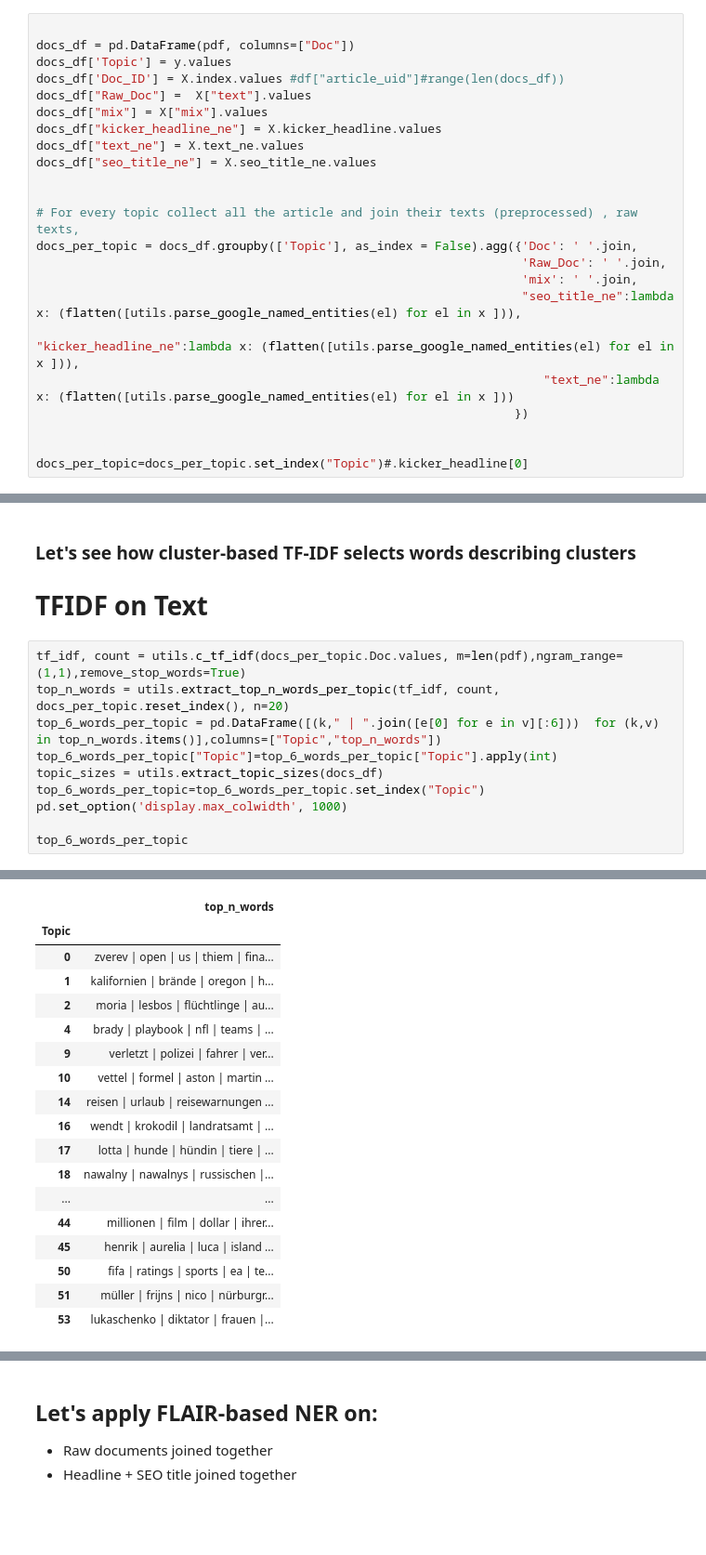
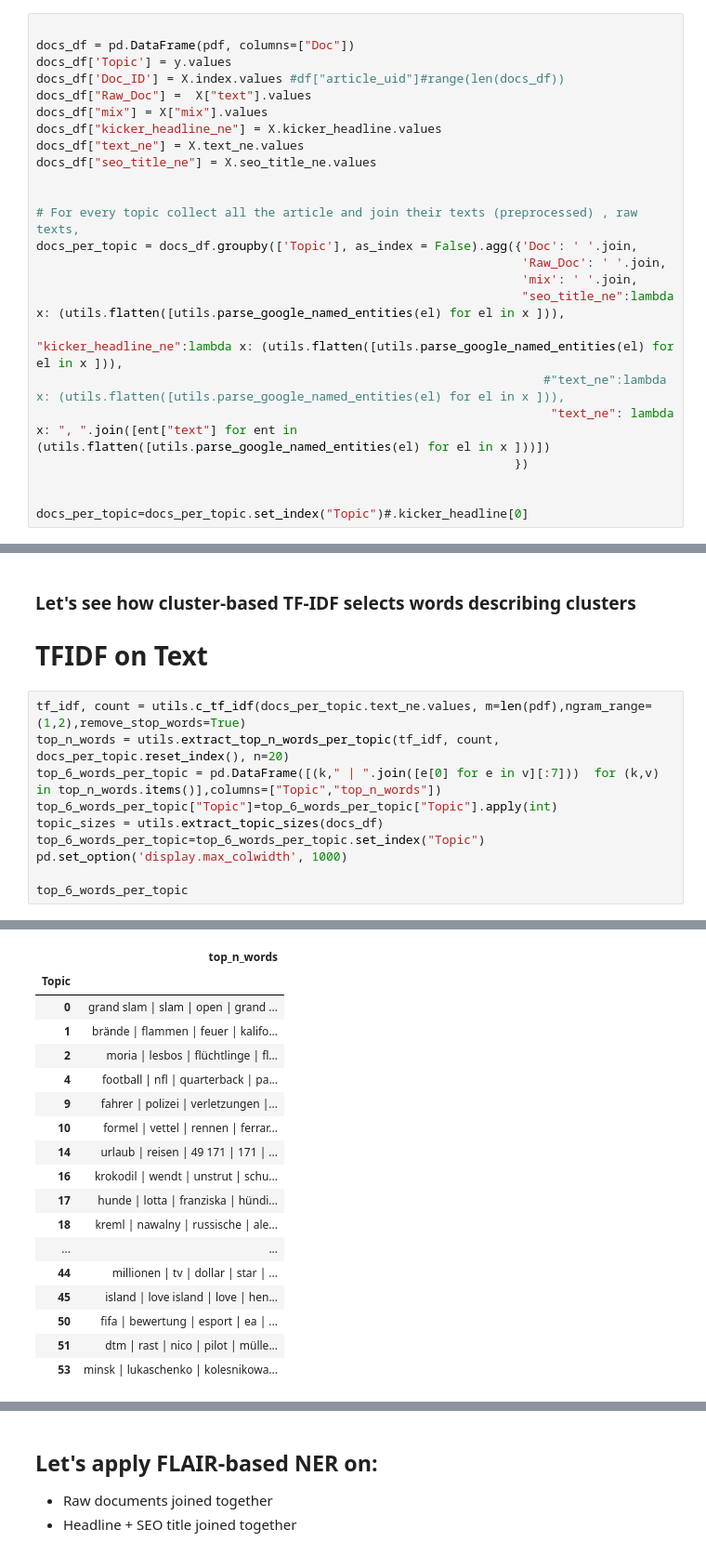
Before and after one commit to spring-media/ci-topic-thunder, a Jupyter notebook: notebooks/ClusterDescription.ipynb, the cells around one changed output, grey strips where cells are left out. Shown at 93% size. Drawn from its saved outputs; the diff is of its cells as text; blank space fills up the shorter version.

```diff
--- a/notebooks/ClusterDescription.ipynb
+++ b/notebooks/ClusterDescription.ipynb
@@ -120,9 +120,10 @@ docs_df["seo_title_ne"] = X.seo_title_ne.values
 docs_per_topic = docs_df.groupby(['Topic'], as_index = False).agg({'Doc': ' '.join,
                                                                    'Raw_Doc': ' '.join,
                                                                    'mix': ' '.join,
-                                                                   "seo_title_ne":lambda x: (flatten([utils.parse_google_named_entities(el) for el in x ])),
-                                                                    "kicker_headline_ne":lambda x: (flatten([utils.parse_google_named_entities(el) for el in x ])),
-                                                                      "text_ne":lambda x: (flatten([utils.parse_google_named_entities(el) for el in x ]))
+                                                                   "seo_title_ne":lambda x: (utils.flatten([utils.parse_google_named_entities(el) for el in x ])),
+                                                                    "kicker_headline_ne":lambda x: (utils.flatten([utils.parse_google_named_entities(el) for el in x ])),
+                                                                      #"text_ne":lambda x: (utils.flatten([utils.parse_google_named_entities(el) for el in x ])),
+                                                                       "text_ne": lambda x: ", ".join([ent["text"] for ent in (utils.flatten([utils.parse_google_named_entities(el) for el in x ]))])
                                                                   })
 
 
@@ -143,9 +145,9 @@ docs_df.head(1)
 
 # TFIDF on Text
 # %%
-tf_idf, count = utils.c_tf_idf(docs_per_topic.Doc.values, m=len(pdf),ngram_range=(1,1),remove_stop_words=True)
+tf_idf, count = utils.c_tf_idf(docs_per_topic.text_ne.values, m=len(pdf),ngram_range=(1,2),remove_stop_words=True)
 top_n_words = utils.extract_top_n_words_per_topic(tf_idf, count, docs_per_topic.reset_index(), n=20)
-top_6_words_per_topic = pd.DataFrame([(k," | ".join([e[0] for e in v][:6]))  for (k,v) in top_n_words.items()],columns=["Topic","top_n_words"])
+top_6_words_per_topic = pd.DataFrame([(k," | ".join([e[0] for e in v][:7]))  for (k,v) in top_n_words.items()],columns=["Topic","top_n_words"])
 top_6_words_per_topic["Topic"]=top_6_words_per_topic["Topic"].apply(int)
 topic_sizes = utils.extract_topic_sizes(docs_df)
 top_6_words_per_topic=top_6_words_per_topic.set_index("Topic")
@@ -156,18 +159,18 @@ top_6_words_per_topic
 |  | top_n_words |
 | Topic |  |
-| 0 | zverev | open | us | thiem | fina... |
-| 1 | kalifornien | brände | oregon | h... |
-| 2 | moria | lesbos | flüchtlinge | au... |
-| 4 | brady | playbook | nfl | teams | ... |
-| 9 | verletzt | polizei | fahrer | ver... |
-| 10 | vettel | formel | aston | martin ... |
-| 14 | reisen | urlaub | reisewarnungen ... |
-| 16 | wendt | krokodil | landratsamt | ... |
-| 17 | lotta | hunde | hündin | tiere | ... |
-| 18 | nawalny | nawalnys | russischen |... |
+| 0 | grand slam | slam | open | grand ... |
+| 1 | brände | flammen | feuer | kalifo... |
+| 2 | moria | lesbos | flüchtlinge | fl... |
+| 4 | football | nfl | quarterback | pa... |
+| 9 | fahrer | polizei | verletzungen |... |
+| 10 | formel | vettel | rennen | ferrar... |
+| 14 | urlaub | reisen | 49 171 | 171 | ... |
+| 16 | krokodil | wendt | unstrut | schu... |
+| 17 | hunde | lotta | franziska | hündi... |
+| 18 | kreml | nawalny | russische | ale... |
 | ... | ... |
-| 44 | millionen | film | dollar | ihrer... |
-| 45 | henrik | aurelia | luca | island ... |
-| 50 | fifa | ratings | sports | ea | te... |
-| 51 | müller | frijns | nico | nürburgr... |
-| 53 | lukaschenko | diktator | frauen |... |
+| 44 | millionen | tv | dollar | star | ... |
+| 45 | island | love island | love | hen... |
+| 50 | fifa | bewertung | esport | ea | ... |
+| 51 | dtm | rast | nico | pilot | mülle... |
+| 53 | minsk | lukaschenko | kolesnikowa... |
```
Also changed, not shown: parts of 10 cells of this notebook, 8 other files.
